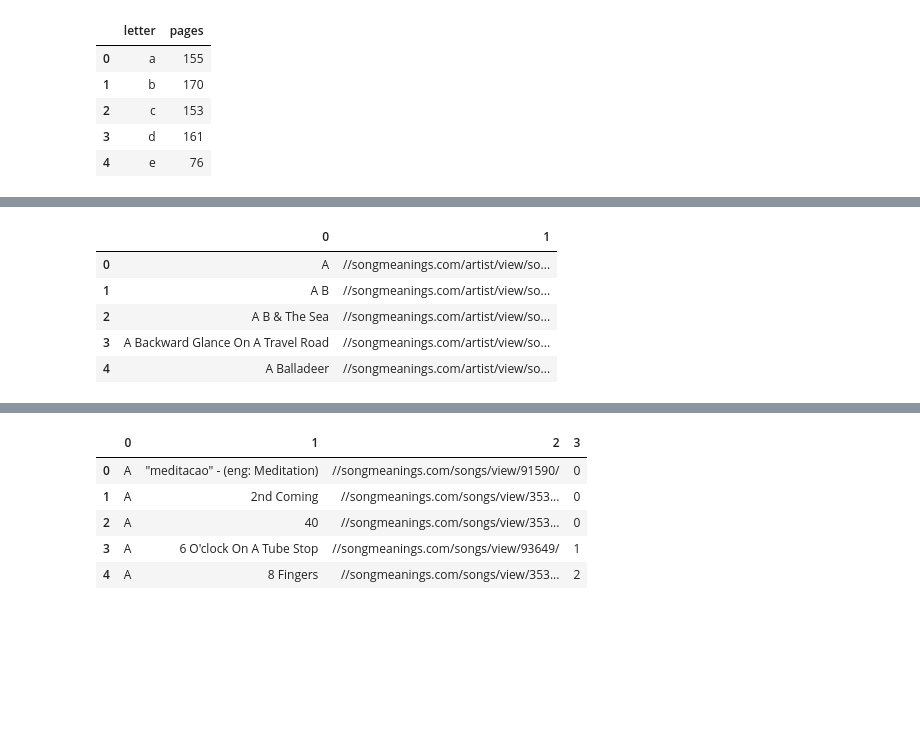
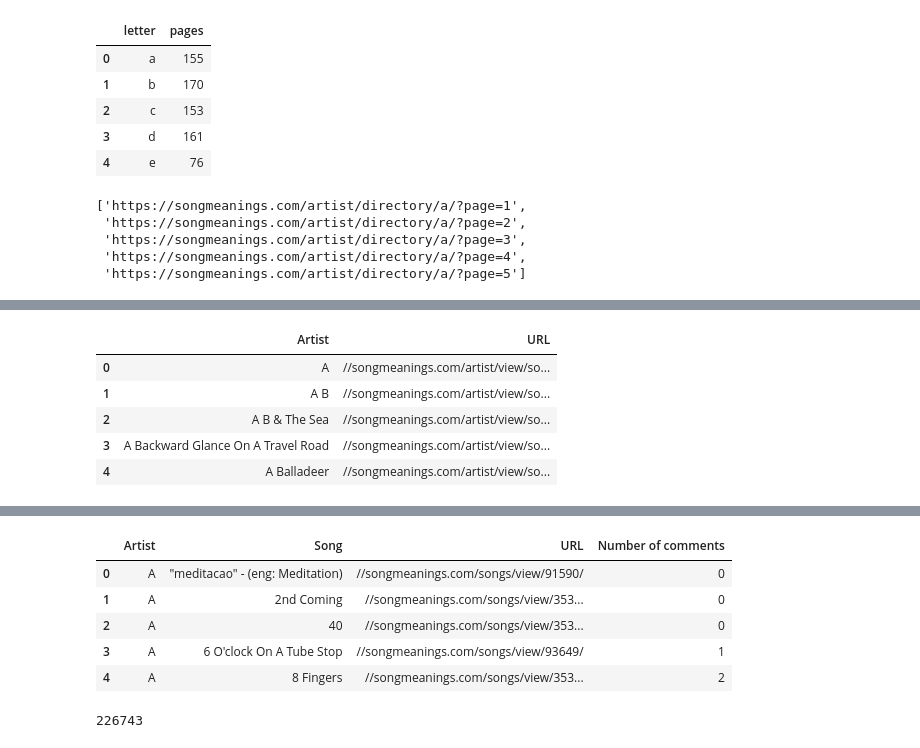
Before and after one commit to sq2141/Music-recommendation-engine, a Jupyter notebook: song_meanings_nb.ipynb, the cells around one changed output, grey strips where cells are left out. Saved outputs shown, nothing was run; the diff lists cells and outputs as text; code cells hidden in the pictures; blank space fills up the shorter version.

```diff
--- a/song_meanings_nb.ipynb
+++ b/song_meanings_nb.ipynb
@@ -42,6 +43,13 @@ artist_dir_urls = []
 for letter, max_page in start_info.values:
     for page in np.arange(1,max_page+1):
         artist_dir_urls.append('https://songmeanings.com/artist/directory/'+letter+'/?page='+str(page))
+artist_dir_urls[:5]
+# %% [output]
+['https://songmeanings.com/artist/directory/a/?page=1',
+ 'https://songmeanings.com/artist/directory/a/?page=2',
+ 'https://songmeanings.com/artist/directory/a/?page=3',
+ 'https://songmeanings.com/artist/directory/a/?page=4',
+ 'https://songmeanings.com/artist/directory/a/?page=5']
 # %% [markdown]
 ![](artist_dir_page.png)
 # %%
@@ -66,9 +74,10 @@ if SCRAPE_ARTIST_URLS == True:
 else:
     artist_urls_df = pd.read_csv('artist_urls.csv', header=None)
 # %%
+artist_urls_df.columns = ['Artist','URL']
 artist_urls_df.head()
 # %% [output]
-|  | 0 | 1 |
+|  | Artist | URL |
 | 0 | A | //songmeanings.com/artist/view/so... |
 | 1 | A B | //songmeanings.com/artist/view/so... |
 | 2 | A B & The Sea | //songmeanings.com/artist/view/so... |
@@ -108,12 +117,17 @@ if SCRAPE_SONG_URLS == True:
     song_urls_df.to_csv('song_urls.csv', index=False, header=False)
 else:
     song_urls_df = pd.read_csv('song_urls.csv', header = None)
-# %%
-song_urls_df.head()
-# %% [output]
-|  | 0 | 1 | 2 | 3 |
-| 0 | A | "meditacao" - (eng: Meditation) | //songmeanings.com/songs/view/91590/ | 0 |
-| 1 | A | 2nd Coming | //songmeanings.com/songs/view/353... | 0 |
-| 2 | A | 40 | //songmeanings.com/songs/view/353... | 0 |
-| 3 | A | 6 O'clock On A Tube Stop | //songmeanings.com/songs/view/93649/ | 1 |
-| 4 | A | 8 Fingers | //songmeanings.com/songs/view/353... | 2 |
+# %%
+song_urls_df.columns = ['Artist','Song','URL','Number of comments']
+song_urls_df.head()
+# %% [output]
+|  | Artist | Song | URL | Number of comments |
+| 0 | A | "meditacao" - (eng: Meditation) | //songmeanings.com/songs/view/91590/ | 0 |
+| 1 | A | 2nd Coming | //songmeanings.com/songs/view/353... | 0 |
+| 2 | A | 40 | //songmeanings.com/songs/view/353... | 0 |
+| 3 | A | 6 O'clock On A Tube Stop | //songmeanings.com/songs/view/93649/ | 1 |
+| 4 | A | 8 Fingers | //songmeanings.com/songs/view/353... | 2 |
+# %%
+len(song_urls_df[song_urls_df['Number of comments']>=1])
+# %% [output]
+226743
```
Also changed, not shown: parts of 27 cells of this notebook.
